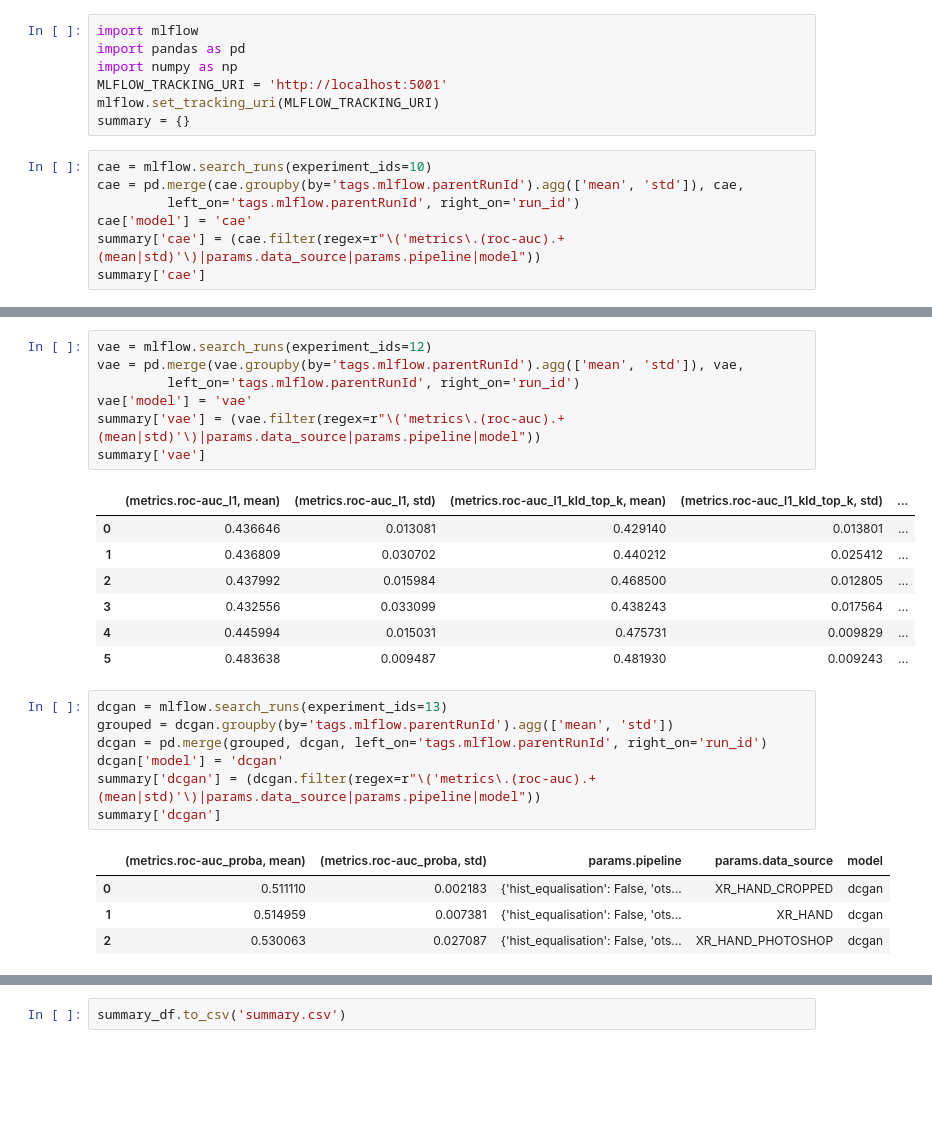
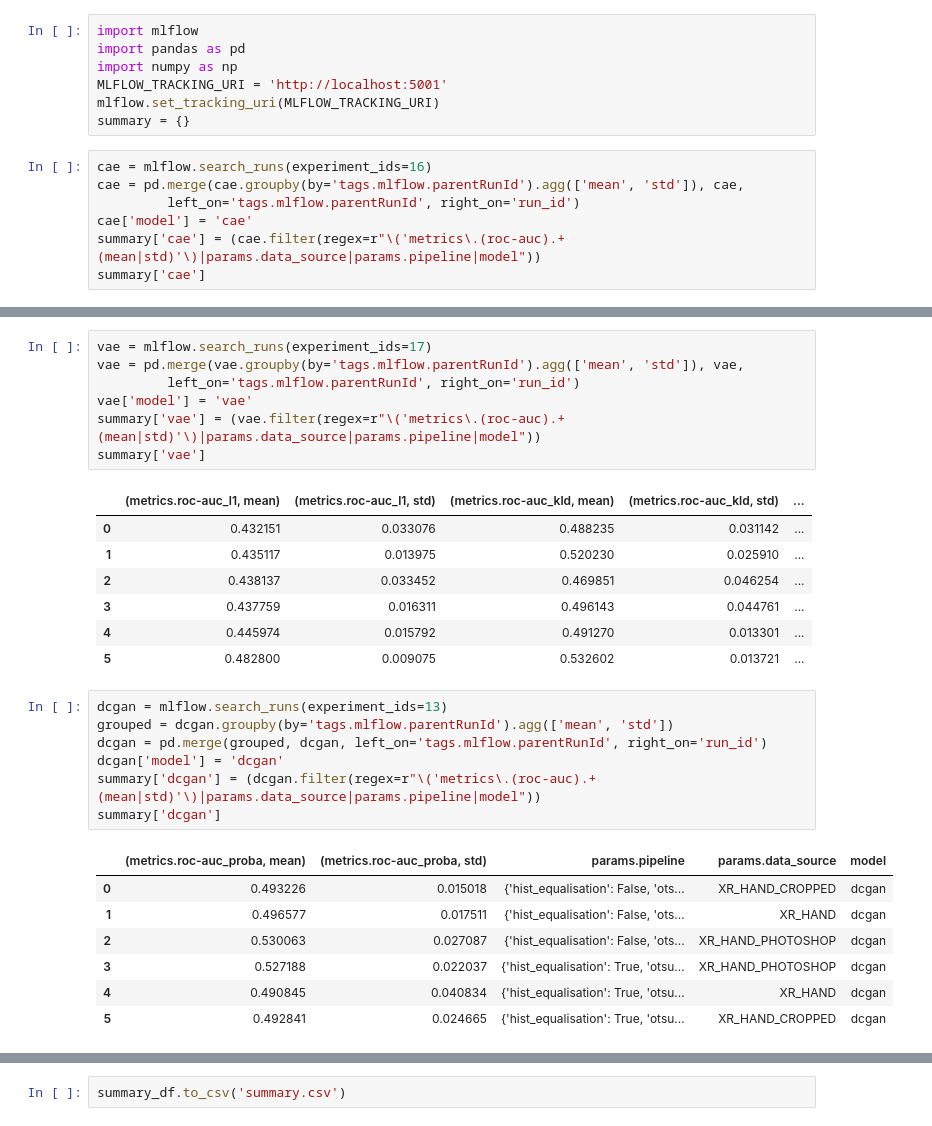
Before and after one commit to Valentyn1997/xray, a Jupyter notebook: notebooks/Experiments_comparison.ipynb, the cells around one changed output, grey strips where cells are left out. Drawn from its saved outputs; the diff is of its cells as text; blank space fills up the shorter version.

Commit message:
Delete duplicating requirements, add summary of runs, update experiments comparison notebook

```diff
--- a/notebooks/Experiments_comparison.ipynb
+++ b/notebooks/Experiments_comparison.ipynb
@@ -6,7 +6,7 @@ MLFLOW_TRACKING_URI = 'http://localhost:5001'
 mlflow.set_tracking_uri(MLFLOW_TRACKING_URI)
 summary = {}
 # %%
-cae = mlflow.search_runs(experiment_ids=10)
+cae = mlflow.search_runs(experiment_ids=16)
 cae = pd.merge(cae.groupby(by='tags.mlflow.parentRunId').agg(['mean', 'std']), cae,
          left_on='tags.mlflow.parentRunId', right_on='run_id')
 cae['model'] = 'cae'
@@ -36,20 +36,20 @@ summary['bae']
 | 4 | 0.480214 | 0.014175 | 0.451329 | 0.009417 | ... |
 | 5 | 0.460651 | 0.020063 | 0.445508 | 0.012705 | ... |
 # %%
-vae = mlflow.search_runs(experiment_ids=12)
+vae = mlflow.search_runs(experiment_ids=17)
 vae = pd.merge(vae.groupby(by='tags.mlflow.parentRunId').agg(['mean', 'std']), vae,
          left_on='tags.mlflow.parentRunId', right_on='run_id')
 vae['model'] = 'vae'
 summary['vae'] = (vae.filter(regex=r"\('metrics\.(roc-auc).+(mean|std)'\)|params.data_source|params.pipeline|model"))
 summary['vae']
 # %% [output]
-|  | (metrics.roc-auc_l1, mean) | (metrics.roc-auc_l1, std) | (metrics.roc-auc_l1_kld_top_k, mean) | (metrics.roc-auc_l1_kld_top_k, std) | ... |
-| 0 | 0.436646 | 0.013081 | 0.429140 | 0.013801 | ... |
-| 1 | 0.436809 | 0.030702 | 0.440212 | 0.025412 | ... |
-| 2 | 0.437992 | 0.015984 | 0.468500 | 0.012805 | ... |
-| 3 | 0.432556 | 0.033099 | 0.438243 | 0.017564 | ... |
-| 4 | 0.445994 | 0.015031 | 0.475731 | 0.009829 | ... |
-| 5 | 0.483638 | 0.009487 | 0.481930 | 0.009243 | ... |
+|  | (metrics.roc-auc_l1, mean) | (metrics.roc-auc_l1, std) | (metrics.roc-auc_kld, mean) | (metrics.roc-auc_kld, std) | ... |
+| 0 | 0.432151 | 0.033076 | 0.488235 | 0.031142 | ... |
+| 1 | 0.435117 | 0.013975 | 0.520230 | 0.025910 | ... |
+| 2 | 0.438137 | 0.033452 | 0.469851 | 0.046254 | ... |
+| 3 | 0.437759 | 0.016311 | 0.496143 | 0.044761 | ... |
+| 4 | 0.445974 | 0.015792 | 0.491270 | 0.013301 | ... |
+| 5 | 0.482800 | 0.009075 | 0.532602 | 0.013721 | ... |
 # %%
 dcgan = mlflow.search_runs(experiment_ids=13)
 grouped = dcgan.groupby(by='tags.mlflow.parentRunId').agg(['mean', 'std'])
@@ -59,9 +59,12 @@ summary['dcgan'] = (dcgan.filter(regex=r"\('metrics\.(roc-auc).+(mean|std)'\)|pa
 summary['dcgan']
 # %% [output]
 |  | (metrics.roc-auc_proba, mean) | (metrics.roc-auc_proba, std) | params.pipeline | params.data_source | model |
-| 0 | 0.511110 | 0.002183 | {'hist_equalisation': False, 'ots... | XR_HAND_CROPPED | dcgan |
-| 1 | 0.514959 | 0.007381 | {'hist_equalisation': False, 'ots... | XR_HAND | dcgan |
+| 0 | 0.493226 | 0.015018 | {'hist_equalisation': False, 'ots... | XR_HAND_CROPPED | dcgan |
+| 1 | 0.496577 | 0.017511 | {'hist_equalisation': False, 'ots... | XR_HAND | dcgan |
 | 2 | 0.530063 | 0.027087 | {'hist_equalisation': False, 'ots... | XR_HAND_PHOTOSHOP | dcgan |
+| 3 | 0.527188 | 0.022037 | {'hist_equalisation': True, 'otsu... | XR_HAND_PHOTOSHOP | dcgan |
+| 4 | 0.490845 | 0.040834 | {'hist_equalisation': True, 'otsu... | XR_HAND | dcgan |
+| 5 | 0.492841 | 0.024665 | {'hist_equalisation': True, 'otsu... | XR_HAND_CROPPED | dcgan |
 # %%
 bigan = mlflow.search_runs(experiment_ids=14)
 bigan = pd.merge(bigan.groupby(by='tags.mlflow.parentRunId').agg(['mean', 'std']), bigan,
```
Also changed, not shown: parts of 11 cells of this notebook, 4 other files.
